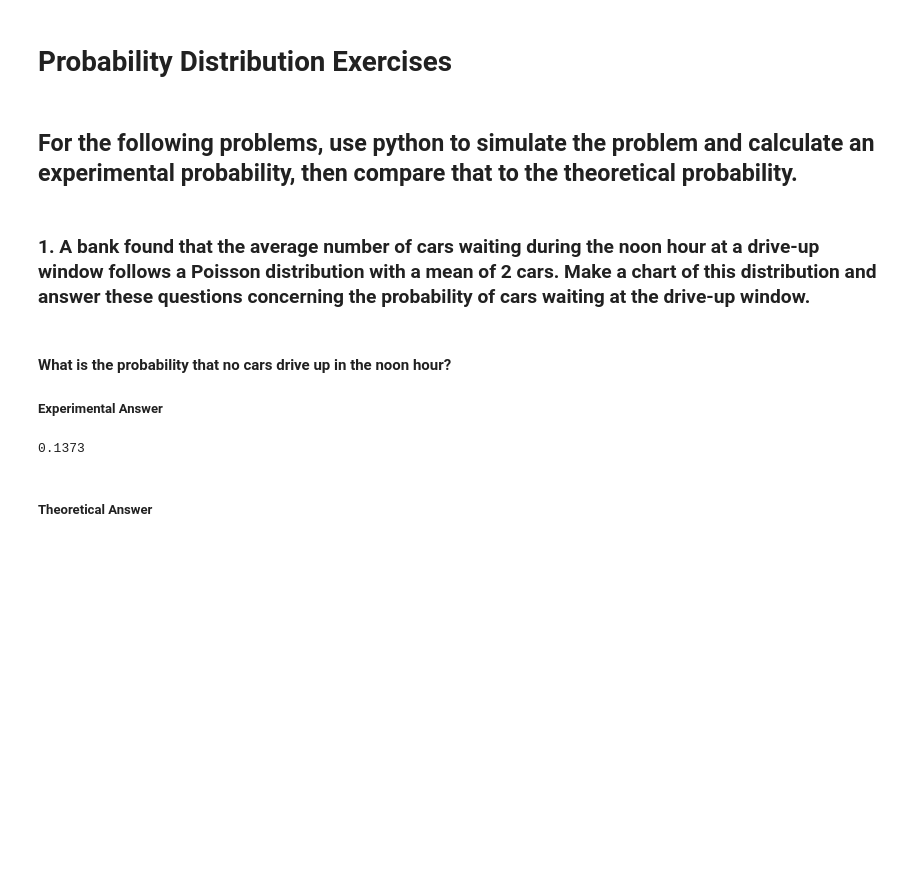
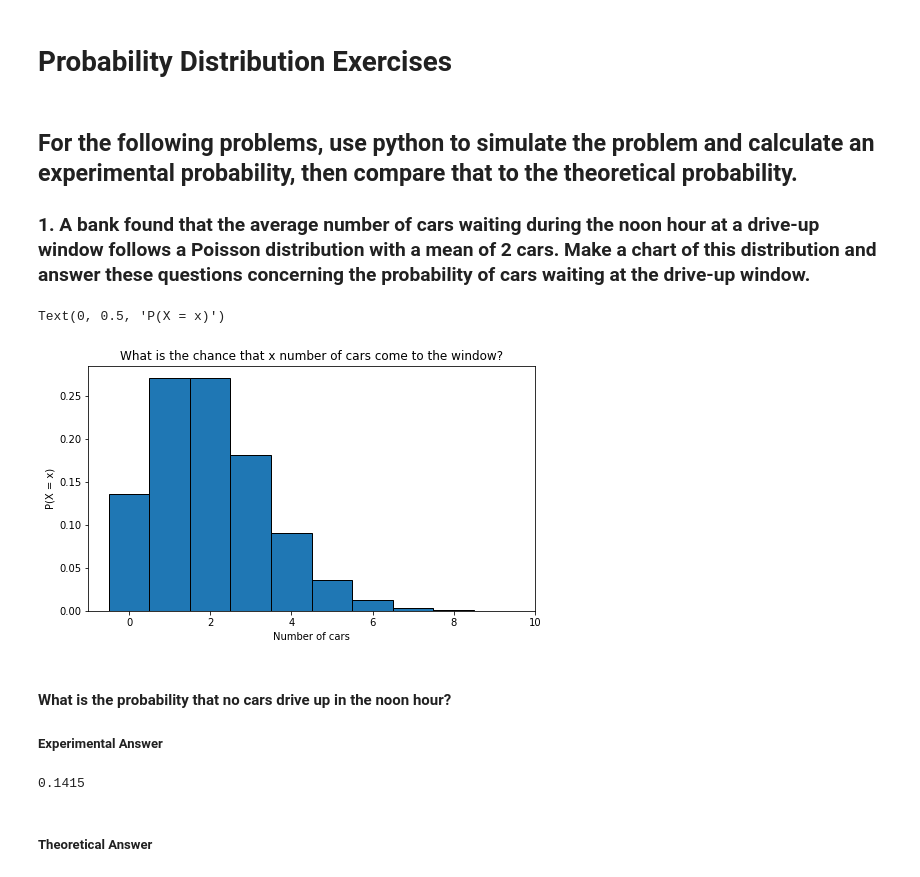
Before and after one commit to RyanMcCall/statistics-exercises, a Jupyter notebook: probability_distributions.ipynb, the cells around one changed output. Cells and saved outputs as stored; diff of their text form; code cells hidden in the pictures; blank space fills up the shorter version.

```diff
--- a/probability_distributions.ipynb
+++ b/probability_distributions.ipynb
@@ -8,20 +8,32 @@ import seaborn as sns
 from scipy import stats
 # %% [markdown]
 ## For the following problems, use python to simulate the problem and calculate an experimental probability, then compare that to the theoretical probability.
+
+### 1. A bank found that the average number of cars waiting during the noon hour at a drive-up window follows a Poisson distribution with a mean of 2 cars. Make a chart of this distribution and answer these questions concerning the probability of cars waiting at the drive-up window.
-# %% [markdown]
-### 1. A bank found that the average number of cars waiting during the noon hour at a drive-up window follows a Poisson distribution with a mean of 2 cars. Make a chart of this distribution and answer these questions concerning the probability of cars waiting at the drive-up window.
 # %%
 window_distribution = stats.poisson(2)
+# %%
+plt.figure(figsize=(8, 4.5))
+x = np.arange(0, 10)
+y = window_distribution.pmf(x)
+
+plt.bar(x, y, ec='black', width=1)
+plt.title("What is the chance that x number of cars come to the window?")
+plt.xlabel("Number of cars")
+plt.ylabel("P(X = x)")
+# %% [output]
+Text(0, 0.5, 'P(X = x)')
+[figure, added]
 # %% [markdown]
 #### What is the probability that no cars drive up in the noon hour?
 
 ##### Experimental Answer
 # %%
-n_sims = 10000
+n_sims = 10_000
 
 (window_distribution.rvs(n_sims) == 0).mean()
 # %% [output]
-0.1373
+0.1415
 # %% [markdown]
 ##### Theoretical Answer
 # %%
```
Also changed, not shown: parts of 88 cells of this notebook.
